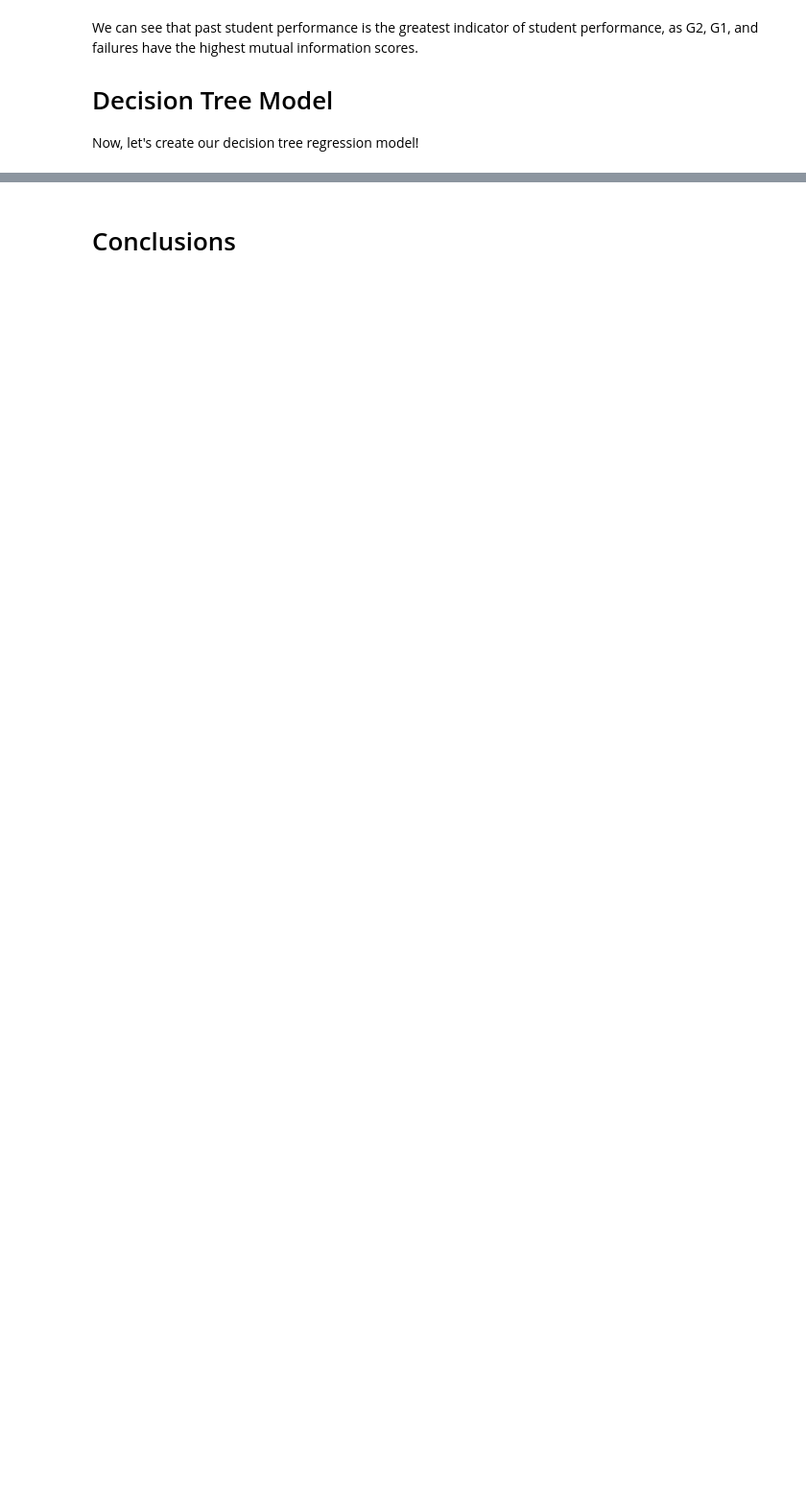
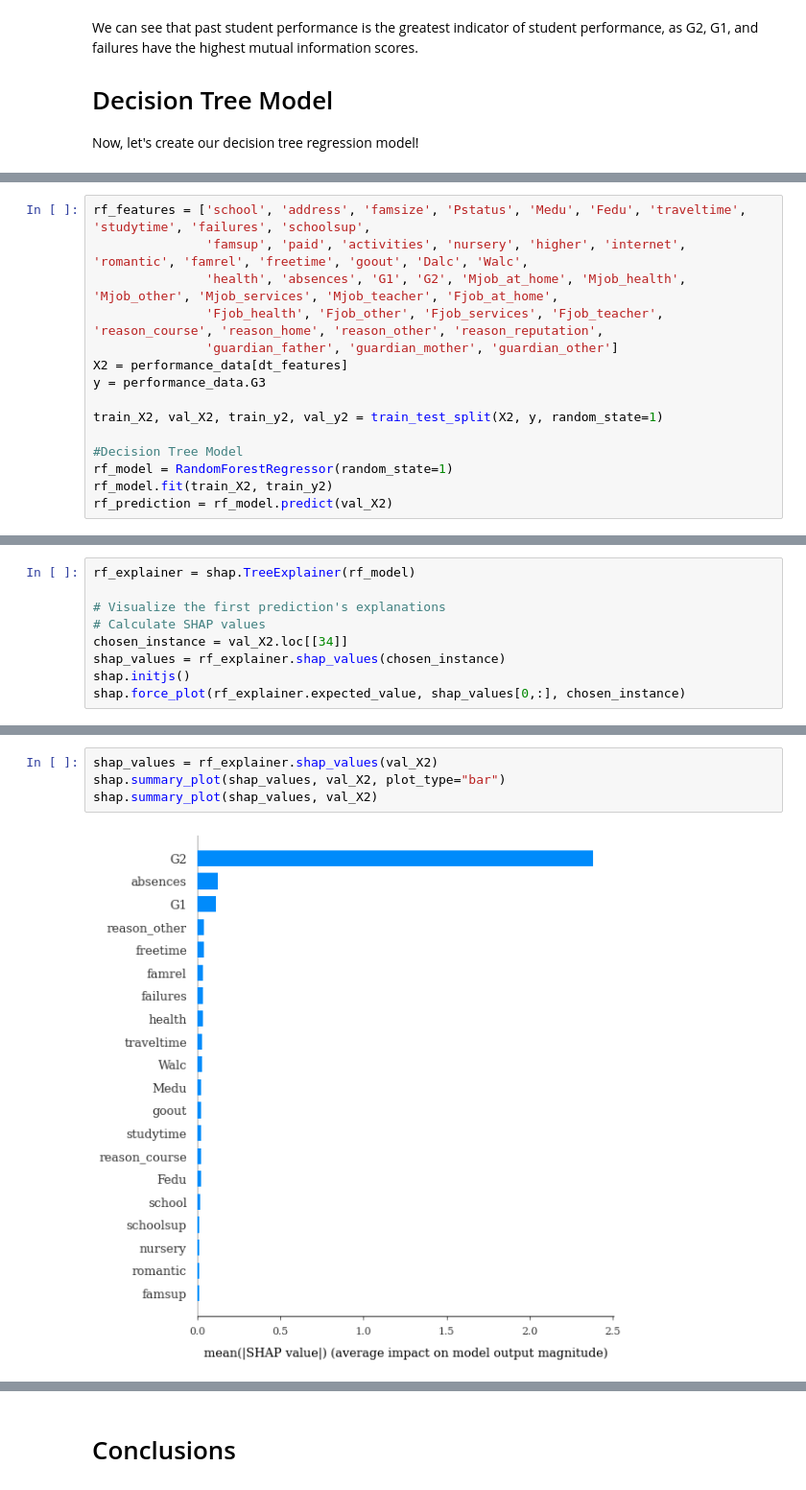
Before and after one commit to briannajzhang/student-performance, a Jupyter notebook: StudentPerformance.ipynb, the cells around one changed output, grey strips where cells are left out. Shown at 96% size. Drawn from its saved outputs; the diff is of its cells as text; blank space fills up the shorter version.

```diff
--- a/StudentPerformance.ipynb
+++ b/StudentPerformance.ipynb
@@ -262,0 +282,15 @@ Now, let's create our decision tree regression model!
+# %%
+rf_features = ['school', 'address', 'famsize', 'Pstatus', 'Medu', 'Fedu', 'traveltime', 'studytime', 'failures', 'schoolsup',
+               'famsup', 'paid', 'activities', 'nursery', 'higher', 'internet', 'romantic', 'famrel', 'freetime', 'goout', 'Dalc', 'Walc',
+               'health', 'absences', 'G1', 'G2', 'Mjob_at_home', 'Mjob_health', 'Mjob_other', 'Mjob_services', 'Mjob_teacher', 'Fjob_at_home',
+               'Fjob_health', 'Fjob_other', 'Fjob_services', 'Fjob_teacher', 'reason_course', 'reason_home', 'reason_other', 'reason_reputation',
+               'guardian_father', 'guardian_mother', 'guardian_other']
+X2 = performance_data[dt_features]
+y = performance_data.G3
+
+train_X2, val_X2, train_y2, val_y2 = train_test_split(X2, y, random_state=1)
+
+#Decision Tree Model
+rf_model = RandomForestRegressor(random_state=1)
+rf_model.fit(train_X2, train_y2)
+rf_prediction = rf_model.predict(val_X2)
@@ -264,0 +366,9 @@ Now, let's create our decision tree regression model!
+# %%
+rf_explainer = shap.TreeExplainer(rf_model)
+
+# Visualize the first prediction's explanations
+# Calculate SHAP values
+chosen_instance = val_X2.loc[[34]]
+shap_values = rf_explainer.shap_values(chosen_instance)
+shap.initjs()
+shap.force_plot(rf_explainer.expected_value, shap_values[0,:], chosen_instance)
@@ -264,0 +399,6 @@ Now, let's create our decision tree regression model!
+# %%
+shap_values = rf_explainer.shap_values(val_X2)
+shap.summary_plot(shap_values, val_X2, plot_type="bar")
+shap.summary_plot(shap_values, val_X2)
+# %% [output]
+[figure, added]
```
Also changed, not shown: parts of 34 cells of this notebook, 1 other file.
